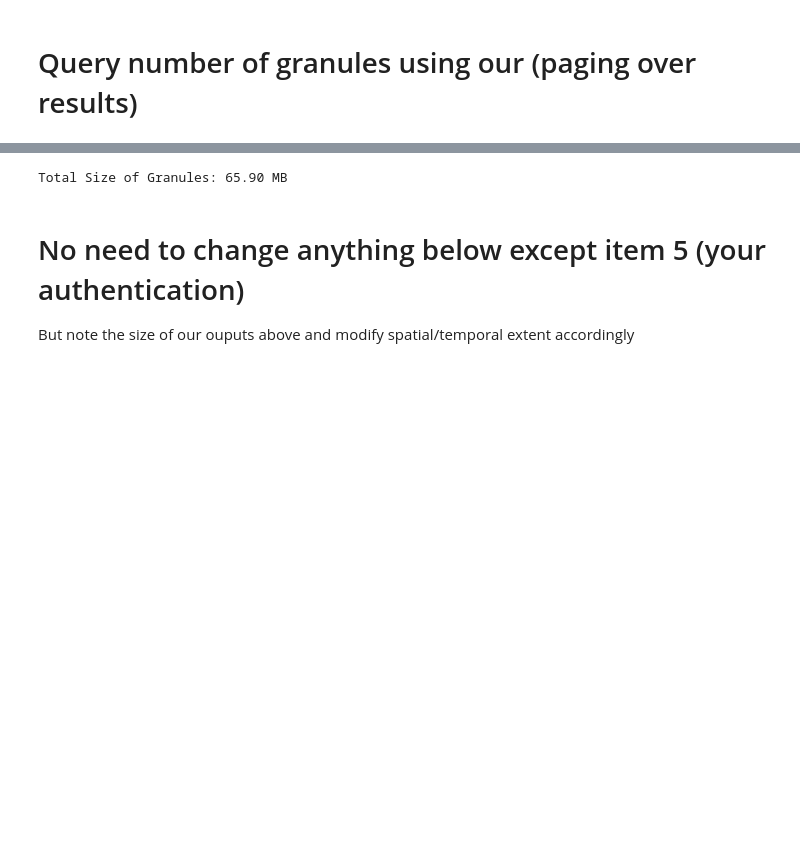
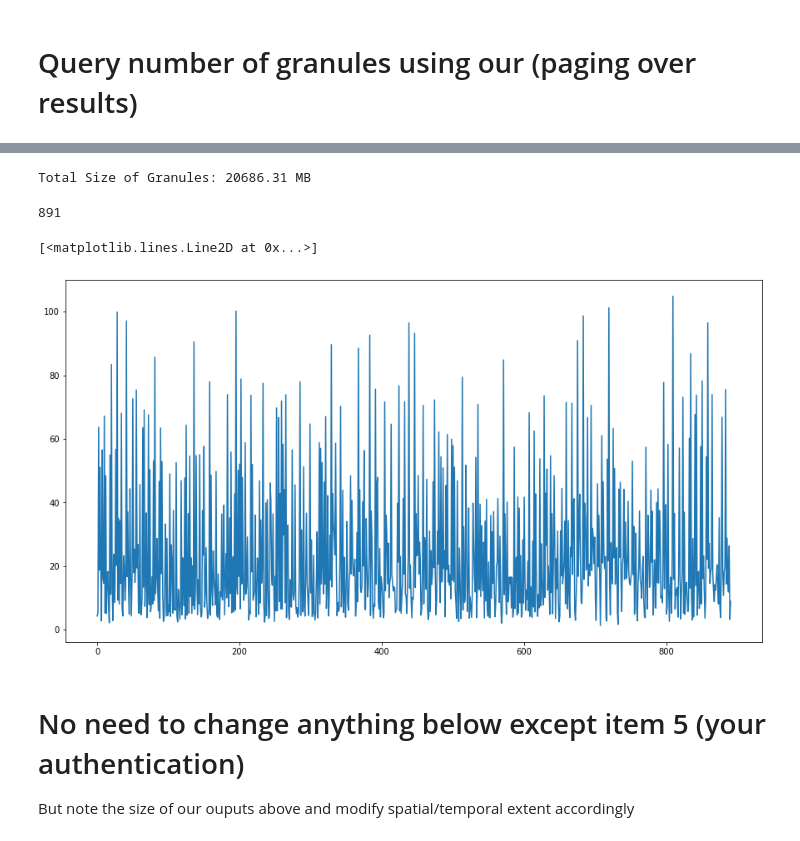
Before and after one commit to bidhya/icesat2, a Jupyter notebook: 01_ATL06_08 Download.ipynb, the cells around one changed output, grey strips where cells are left out. Drawn from its saved outputs; the diff is of its cells as text; code cells hidden in the pictures; blank space fills up the shorter version.

```diff
--- a/01_ATL06_08 Download.ipynb
+++ b/01_ATL06_08 Download.ipynb
@@ -78,0 +84,10 @@ No shapefile give, replace the lower-left and upper-right coordinates to define
+# %%
+# For greenland
+# world = gpd.read_file(gpd.datasets.get_path('naturalearth_lowres'))
+# world.continent.value_counts()
+# gdf = world[world.name =='Greenland'] #this already in 4326 crs
+
+gdf = gpd.read_file('C:/Github/icesat2/archive/ne_10m_admin_0_countries/ne_10m_admin_0_countries.shp')
+gdf = gdf[gdf.NAME == 'Greenland']
+gdf = gdf[['NAME', 'geometry']]
+gdf.crs
@@ -78,0 +96,4 @@ No shapefile give, replace the lower-left and upper-right coordinates to define
+# %%
+# Buffer a bit since some outside area seems to be missing in this shapefile
+gdf = gpd.GeoDataFrame(gdf.buffer(.5))
+gdf.columns = ['geometry'] # need this column if not there already
@@ -119,9 +142,9 @@ Replace Start and End date time in the following string format by replacement
 # %% [markdown]
 # Query number of granules using our (paging over results)
 # %%
-start_date = '2019-11-01' # Last available : 2019-11-12 (ATL08/06)
+start_date = '2019-08-01' # Last available : 2019-11-12 (ATL08/06)
 start_time = '00:00:00' #HH:mm:ss format
-end_date = '2020-02-21' #'2019-09-30'
+end_date = '2019-10-01' #'2019-09-30'
 end_time = '23:59:59'
 temporal = start_date + 'T' + start_time + 'Z' + ',' + end_date + 'T' + end_time + 'Z'
 
@@ -161,7 +192,16 @@ Number of Granules = 2
 granule_sizes = [float(granule['granule_size']) for granule in granules]
 print(f'Total Size of Granules: {sum(granule_sizes):.2f} MB')
 # %% [output]
-Total Size of Granules: 65.90 MB
+Total Size of Granules: 20686.31 MB
+# %%
+len(granule_sizes)
+# %% [output]
+891
+# %%
+plt.plot(granule_sizes)
+# %% [output]
+[<matplotlib.lines.Line2D at 0x...>]
+[figure, added]
 # %% [markdown]
 # No need to change anything below except item 5 (your authentication)
 But note the size of our ouputs above and modify spatial/temporal extent accordingly
```
Also changed, not shown: parts of 14 cells of this notebook, 1 other file.
